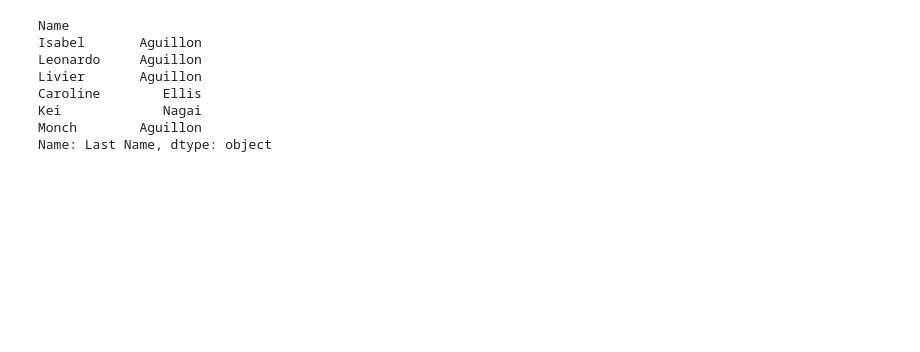
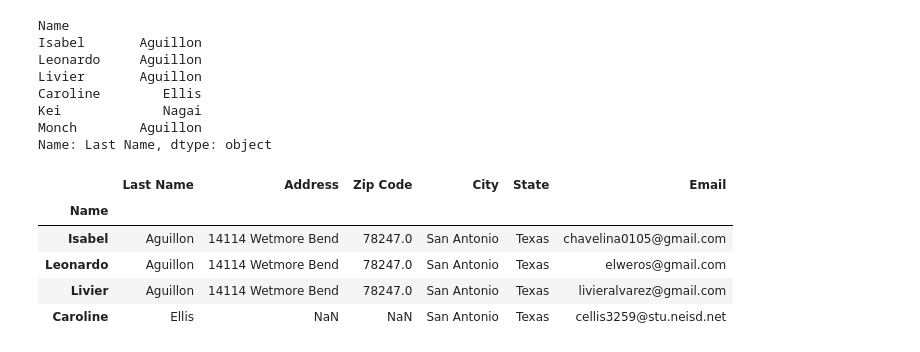
Before and after one commit to AgnesDemon/Python, a Jupyter notebook: Untitled.ipynb, the cells around one changed output. Saved outputs shown, nothing was run; the diff lists cells and outputs as text; code cells hidden in the pictures; blank space fills up the shorter version.

```diff
--- a/Untitled.ipynb
+++ b/Untitled.ipynb
@@ -225,4 +225,11 @@ Kei             Nagai
 Monch        Aguillon
 Name: Last Name, dtype: object
 # %%
-df2.loc["Isabel":"Caroline", "Last Name":"
+df2.loc["Isabel":"Caroline", "Last Name":"Email"]
+# %% [output]
+|  | Last Name | Address | Zip Code | City | State | Email |
+| Name |  |  |  |  |  |  |
+| Isabel | Aguillon | 14114 Wetmore Bend | 78247.0 | San Antonio | Texas | chavelina0105@gmail.com |
+| Leonardo | Aguillon | 14114 Wetmore Bend | 78247.0 | San Antonio | Texas | elweros@gmail.com |
+| Livier | Aguillon | 14114 Wetmore Bend | 78247.0 | San Antonio | Texas | livieralvarez@gmail.com |
+| Caroline | Ellis | NaN | NaN | San Antonio | Texas | cellis3259@stu.neisd.net |
```
Also changed, not shown: 1 other file.
